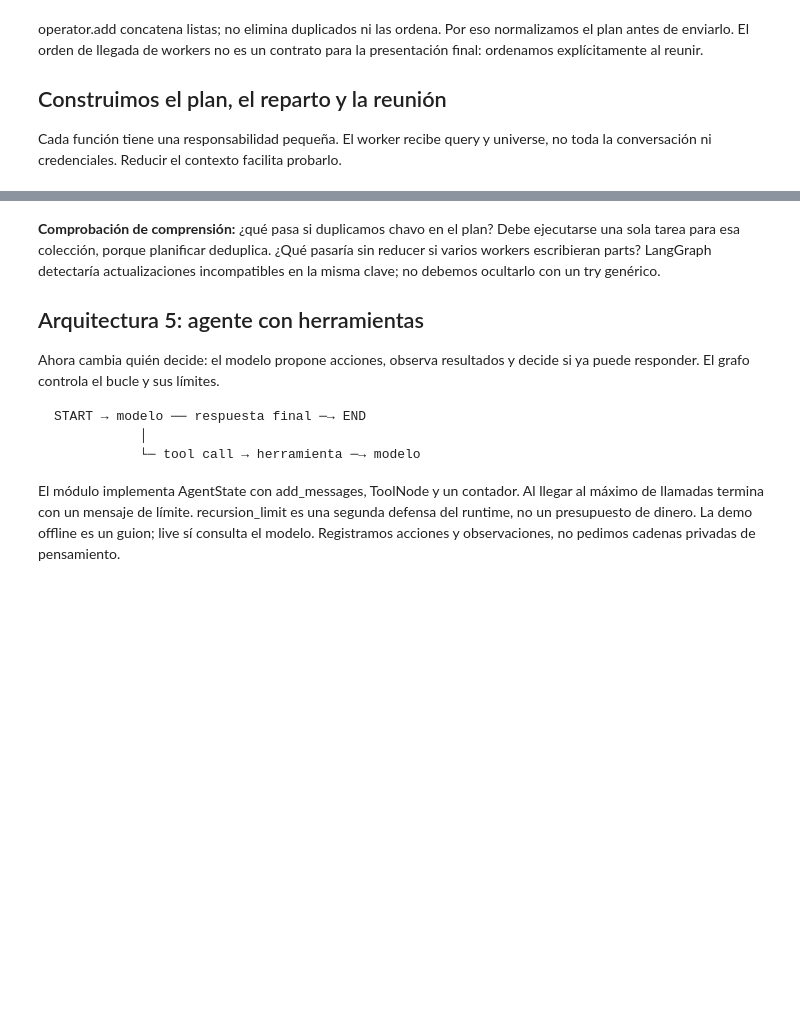
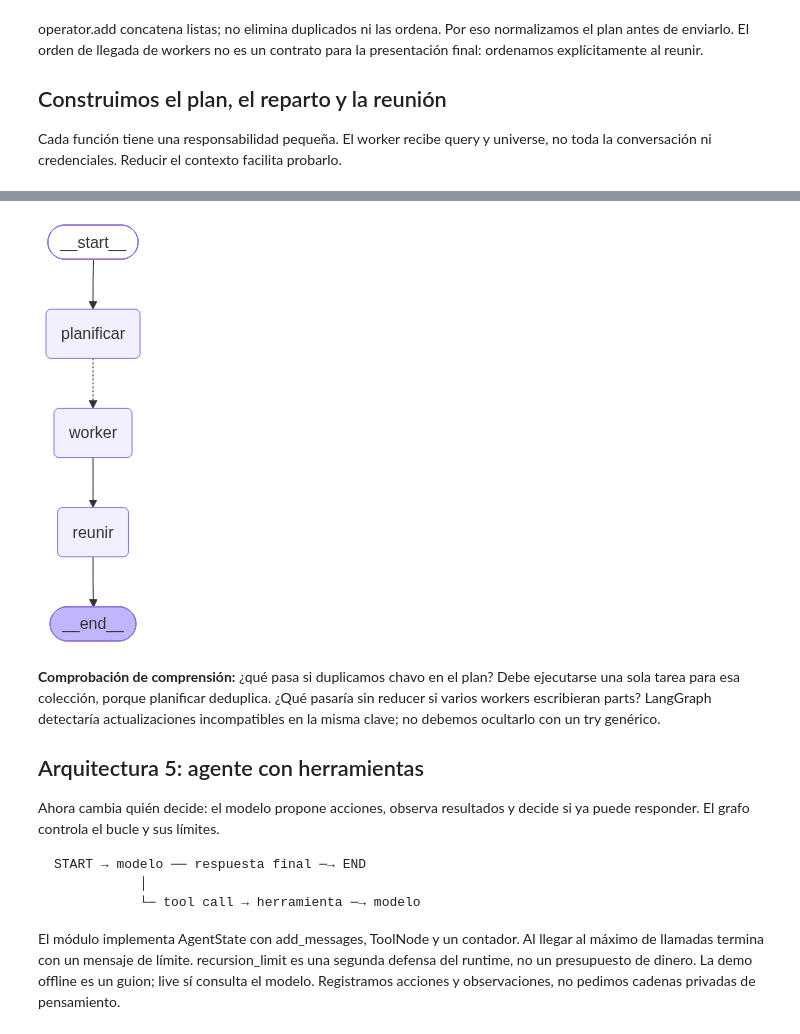
Before and after one commit to carlosjimenez88M/henry-ai-engineering, a Jupyter notebook: clases/03_multiagente_langgraph.ipynb, the cells around one changed output, grey strips where cells are left out. Drawn from its saved outputs; the diff is of its cells as text; code cells hidden in the pictures; blank space fills up the shorter version.

```diff
--- a/clases/03_multiagente_langgraph.ipynb
+++ b/clases/03_multiagente_langgraph.ipynb
@@ -223,3 +243,7 @@ print(resultado["summary"])
+# %%
+display(Image(app_equipo.get_graph().draw_mermaid_png()))
+# %% [output]
+[figure, added]
 # %% [markdown]
 **Comprobación de comprensión:** ¿qué pasa si duplicamos chavo en el plan?
 Debe ejecutarse una sola tarea para esa colección, porque planificar deduplica.
```
Also changed, not shown: parts of 8 cells of this notebook, 6 other files.
